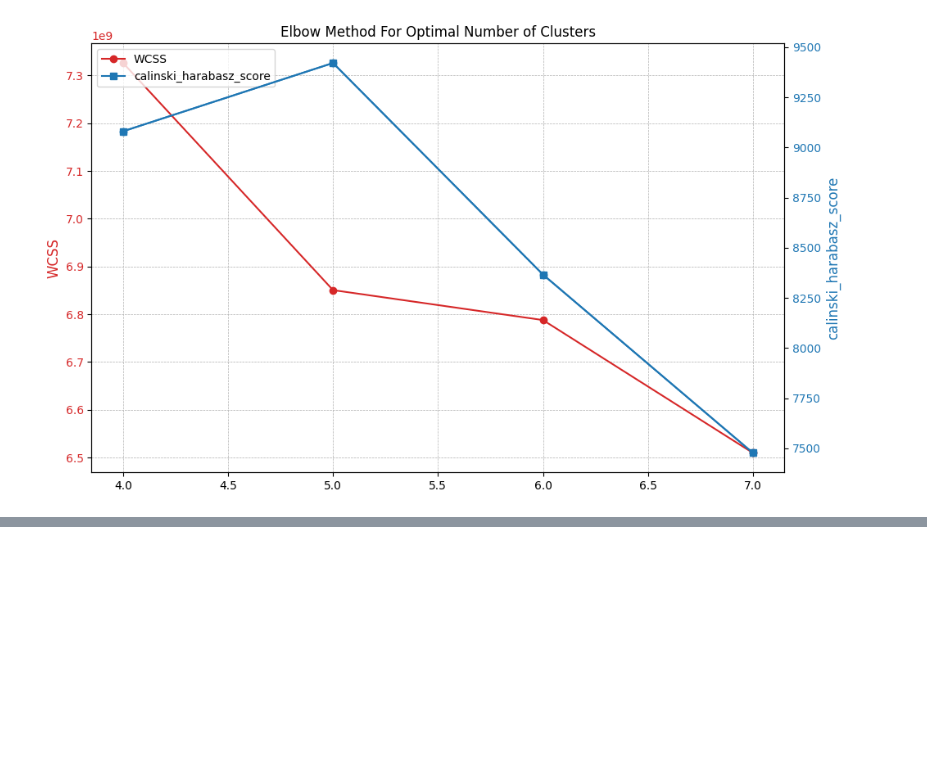
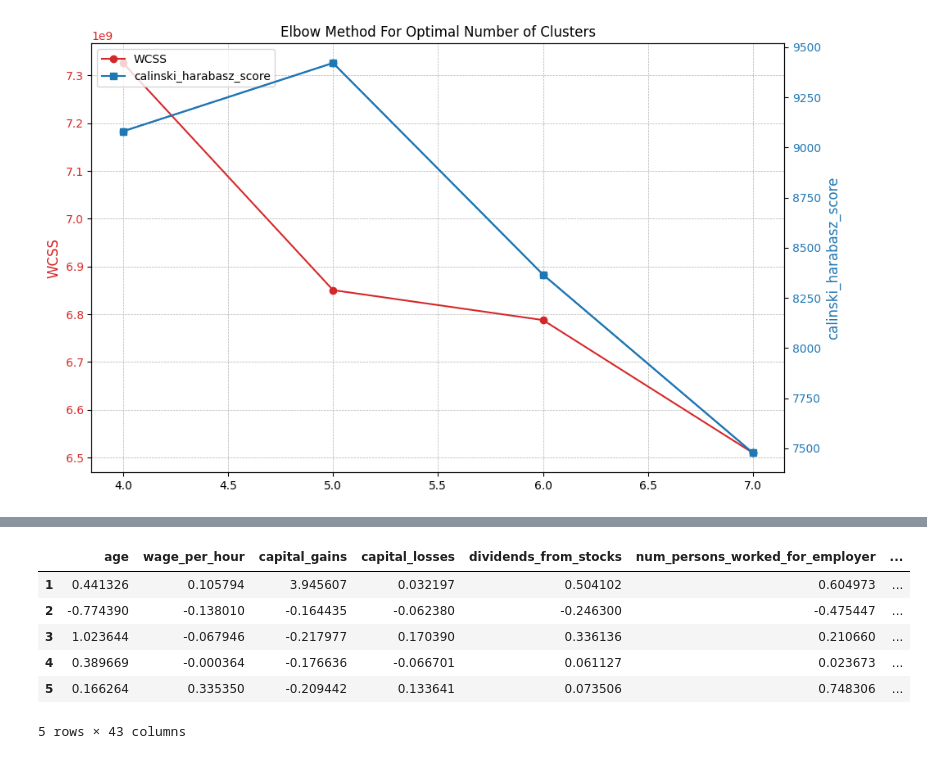
Before and after one commit to sindla97/Machine-Learning, a Jupyter notebook: census_bureau_cust_seg.ipynb, the cells around one changed output, grey strips where cells are left out. Drawn from its saved outputs; the diff is of its cells as text; code cells hidden in the pictures; blank space fills up the shorter version.

```diff
--- a/census_bureau_cust_seg.ipynb
+++ b/census_bureau_cust_seg.ipynb
@@ -498,0 +534,10 @@ Best run was number 1
+# %%
+pd.DataFrame(data=kproto.cluster_centroids_, index=range(1,6), columns=df_scaled_kp.columns)
+# %% [output]
+|  | age | wage_per_hour | capital_gains | capital_losses | dividends_from_stocks | num_persons_worked_for_employer | ... |
+| 1 | 0.441326 | 0.105794 | 3.945607 | 0.032197 | 0.504102 | 0.604973 | ... |
+| 2 | -0.774390 | -0.138010 | -0.164435 | -0.062380 | -0.246300 | -0.475447 | ... |
+| 3 | 1.023644 | -0.067946 | -0.217977 | 0.170390 | 0.336136 | 0.210660 | ... |
+| 4 | 0.389669 | -0.000364 | -0.176636 | -0.066701 | 0.061127 | 0.023673 | ... |
+| 5 | 0.166264 | 0.335350 | -0.209442 | 0.133641 | 0.073506 | 0.748306 | ... |
+5 rows × 43 columns
```
Also changed, not shown: parts of 4 cells of this notebook.
